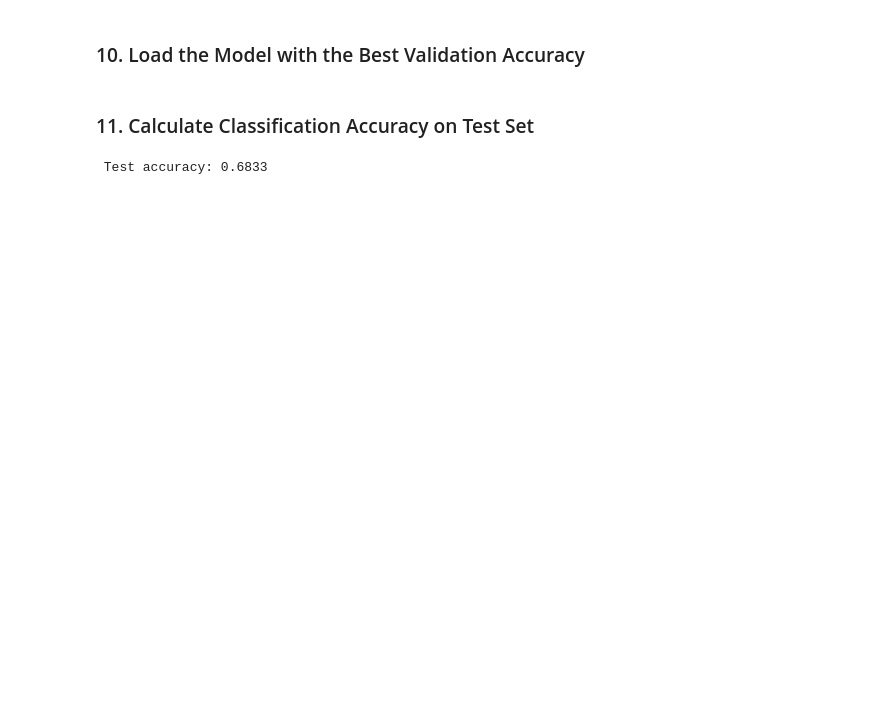
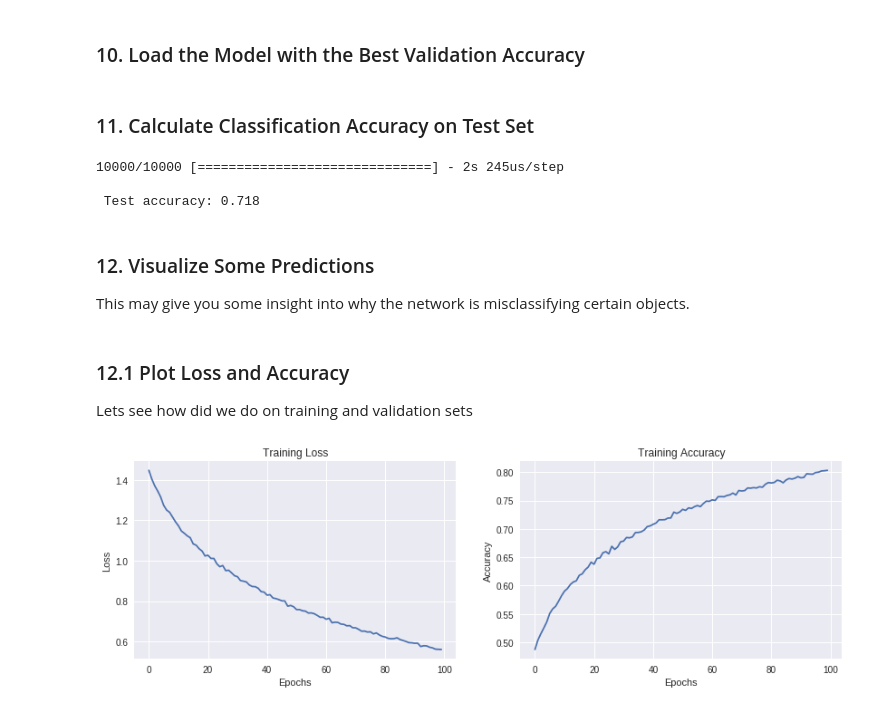
Before and after one commit to arpitsharma9/01_machine_learning, a Jupyter notebook: 02_cnn/cifar10_augmentation_tpu_1.0.ipynb, the cells around one changed output. Saved outputs shown, nothing was run; the diff lists cells and outputs as text; code cells hidden in the pictures; blank space fills up the shorter version.

```diff
--- a/02_cnn/cifar10_augmentation_tpu_1.0.ipynb
+++ b/02_cnn/cifar10_augmentation_tpu_1.0.ipynb
@@ -146,7 +220,3 @@ Non-trainable params: 0
 _________________________________________________________________
 # %% [markdown]
 ### 8. Compile the Model
-# %%
-# compile the model
-model.compile(loss='categorical_crossentropy', optimizer='rmsprop',
-                  metrics=['accuracy'])
@@ -153,18 +280,20 @@ model.compile(loss='categorical_crossentropy', optimizer='rmsprop',
 # %% [markdown]
 ### 9. Train the Model
 # %%
-from keras.callbacks import ModelCheckpoint
+from tensorflow.keras.callbacks import ModelCheckpoint
 
-batch_size = 32
+batch_size = 1024
 epochs = 100
-
+start = time()
 # train the model
 checkpointer = ModelCheckpoint(filepath='aug_model.weights.best.hdf5', verbose=1,
                                save_best_only=True)
-model.fit_generator(datagen_train.flow(x_train, y_train, batch_size=batch_size),
+hist=model.fit_generator(datagen_train.flow(x_train, y_train, batch_size=batch_size),
                     steps_per_epoch=x_train.shape[0] // batch_size,
-                    epochs=epochs, verbose=2, callbacks=[checkpointer],
+                    epochs=epochs, callbacks=[checkpointer],
                     validation_data=(x_valid, y_valid),
-                    validation_steps=x_valid.shape[0] // batch_size)
+                    validation_steps=x_valid.shape[0] // batch_size,verbose=1)
+
+end = time()
 # %% [output]
 Epoch 1/100
@@ -193,7 +327,44 @@ model.load_weights('aug_model.weights.best.hdf5')
 ### 11. Calculate Classification Accuracy on Test Set
 # %%
 # evaluate and print test accuracy
-score = model.evaluate(x_test, y_test, verbose=0)
+#score = tpu_model.evaluate(x_test, y_test, verbose=1)
+score = model.evaluate(x_test, y_test, verbose=1)
 print('\n', 'Test accuracy:', score[1])
 # %% [output]
- Test accuracy: 0.6833
+10000/10000 [==============================] - 2s 245us/step
+
+ Test accuracy: 0.718
+# %% [markdown]
+### 12. Visualize Some Predictions
+
+This may give you some insight into why the network is misclassifying certain objects.
+# %%
+def plot(losses, accuracies, subplot_title):
+  fig, (ax1, ax2) = plt.subplots(1, 2, figsize=(14,4))
+
+  ax1.plot(losses)
+  ax1.set_xlabel('Epochs')
+  ax1.set_ylabel('Loss')
+  ax1.set_title(subplot_title[0])
+
+  ax2.plot(accuracies)
+  ax2.set_xlabel('Epochs')
+  ax2.set_ylabel('Accuracy')
+  ax2.set_title(subplot_title[1])
+
+  plt.show()
+
+#print(hist.history)
+# %% [markdown]
+### 12.1 Plot Loss and Accuracy
+
+Lets see how did we do on training and validation sets
+# %%
+# Training
+plot(hist.history['loss'],
+     #hist.history['sparse_categorical_accuracy'],
+     hist.history['categorical_accuracy'],
+     subplot_title=['Training Loss', 'Training Accuracy']
+    )
+# %% [output]
+[figure, added]
```
Also changed, not shown: parts of 25 cells of this notebook.
